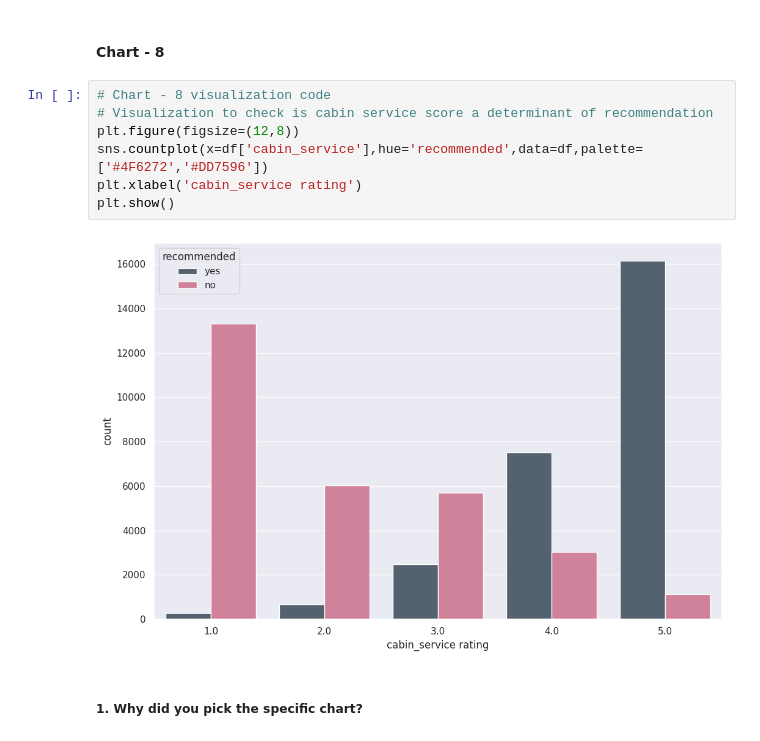
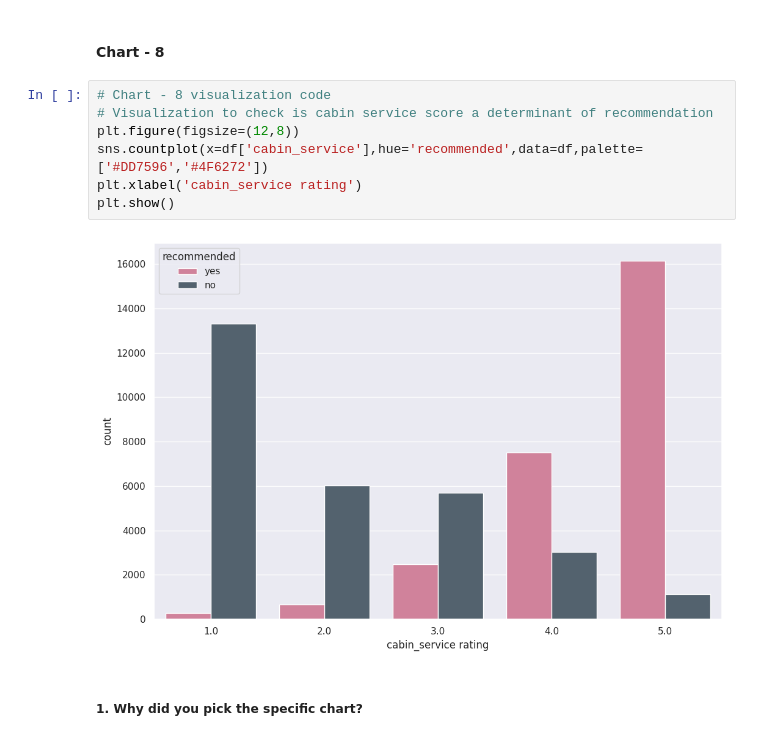
Before and after one commit to thasniyamansoora/Airline-reviews-classification, a Jupyter notebook: ThasniyaMansoora_Airline_Passenger_Referral_Prediction_capston_project.ipynb, the cells around one changed output. Saved outputs shown, nothing was run; the diff lists cells and outputs as text.

```diff
--- a/ThasniyaMansoora_Airline_Passenger_Referral_Prediction_capston_project.ipynb
+++ b/ThasniyaMansoora_Airline_Passenger_Referral_Prediction_capston_project.ipynb
@@ -702,12 +716,12 @@ It is important to note that these experiences rely on a limited amount of data,
 # %%
 # Chart - 8 visualization code
 # Visualization to check is cabin service score a determinant of recommendation
 plt.figure(figsize=(12,8))
-sns.countplot(x=df['cabin_service'],hue='recommended',data=df,palette=['#4F6272','#DD7596'])
+sns.countplot(x=df['cabin_service'],hue='recommended',data=df,palette=['#DD7596','#4F6272'])
 plt.xlabel('cabin_service rating')
 plt.show()
 # %% [output]
-[figure, old version]
+[figure, new version]
 # %% [markdown]
 ##### 1. Why did you pick the specific chart?
 # %% [markdown]
```
Also changed, not shown: parts of 18 cells of this notebook.
